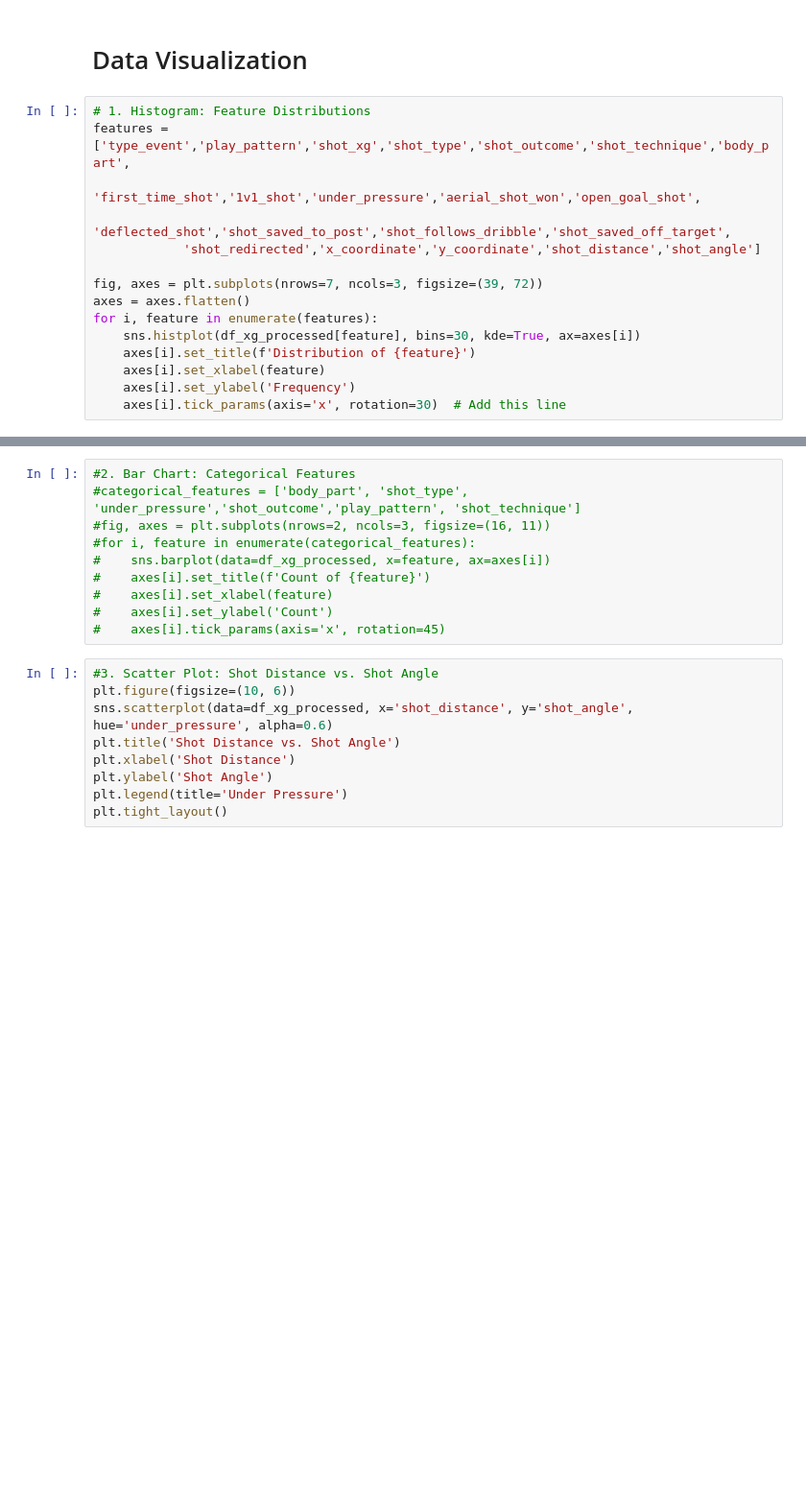
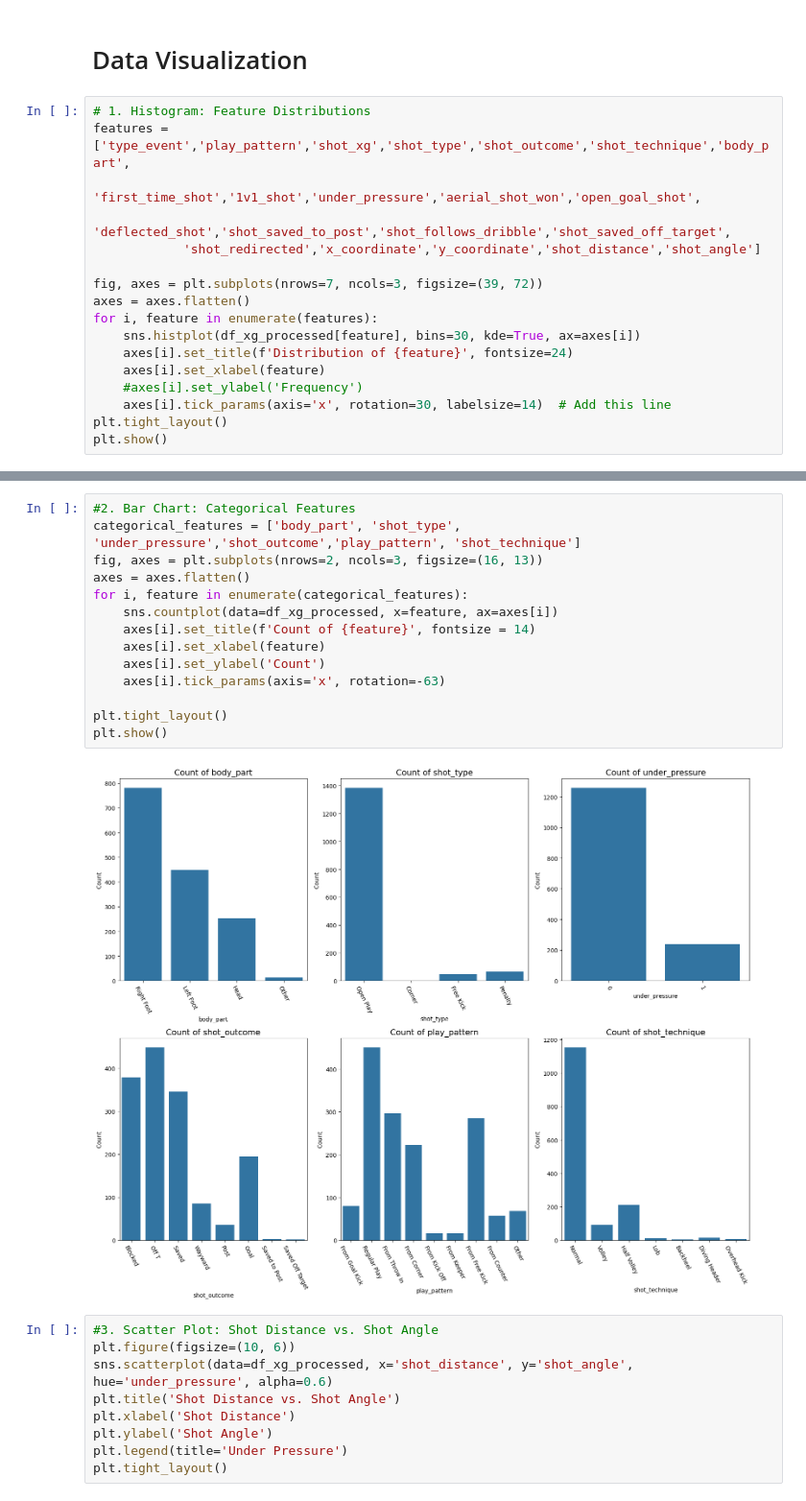
Before and after one commit to Clarkey33/Soccer-xG-Analytics-Model, a Jupyter notebook: notebooks/xG_model_data_prep.ipynb, the cells around one changed output, grey strips where cells are left out. Shown at 96% size. Cells and saved outputs as stored; diff of their text form; blank space fills up the shorter version.

```diff
--- a/notebooks/xG_model_data_prep.ipynb
+++ b/notebooks/xG_model_data_prep.ipynb
@@ -475,8 +489,10 @@ fig, axes = plt.subplots(nrows=7, ncols=3, figsize=(39, 72))
 axes = axes.flatten()
 for i, feature in enumerate(features):
     sns.histplot(df_xg_processed[feature], bins=30, kde=True, ax=axes[i])
-    axes[i].set_title(f'Distribution of {feature}')
+    axes[i].set_title(f'Distribution of {feature}', fontsize=24)
     axes[i].set_xlabel(feature)
-    axes[i].set_ylabel('Frequency')
-    axes[i].tick_params(axis='x', rotation=30)  # Add this line
+    #axes[i].set_ylabel('Frequency')
+    axes[i].tick_params(axis='x', rotation=30, labelsize=14)  # Add this line
+plt.tight_layout()
+plt.show()
 # %% [output]
@@ -484,13 +500,19 @@ for i, feature in enumerate(features):
 # %%
 #2. Bar Chart: Categorical Features
-#categorical_features = ['body_part', 'shot_type', 'under_pressure','shot_outcome','play_pattern', 'shot_technique']
-#fig, axes = plt.subplots(nrows=2, ncols=3, figsize=(16, 11))
-#for i, feature in enumerate(categorical_features):
-#    sns.barplot(data=df_xg_processed, x=feature, ax=axes[i])
-#    axes[i].set_title(f'Count of {feature}')
-#    axes[i].set_xlabel(feature)
-#    axes[i].set_ylabel('Count')
-#    axes[i].tick_params(axis='x', rotation=45)
+categorical_features = ['body_part', 'shot_type', 'under_pressure','shot_outcome','play_pattern', 'shot_technique']
+fig, axes = plt.subplots(nrows=2, ncols=3, figsize=(16, 13))
+axes = axes.flatten()
+for i, feature in enumerate(categorical_features):
+    sns.countplot(data=df_xg_processed, x=feature, ax=axes[i])
+    axes[i].set_title(f'Count of {feature}', fontsize = 14)
+    axes[i].set_xlabel(feature)
+    axes[i].set_ylabel('Count')
+    axes[i].tick_params(axis='x', rotation=-63)
+
+plt.tight_layout()
+plt.show()
+# %% [output]
+[figure, added]
 # %%
 #3. Scatter Plot: Shot Distance vs. Shot Angle
 plt.figure(figsize=(10, 6))
```
Also changed, not shown: parts of 4 cells of this notebook, 1 other file.
